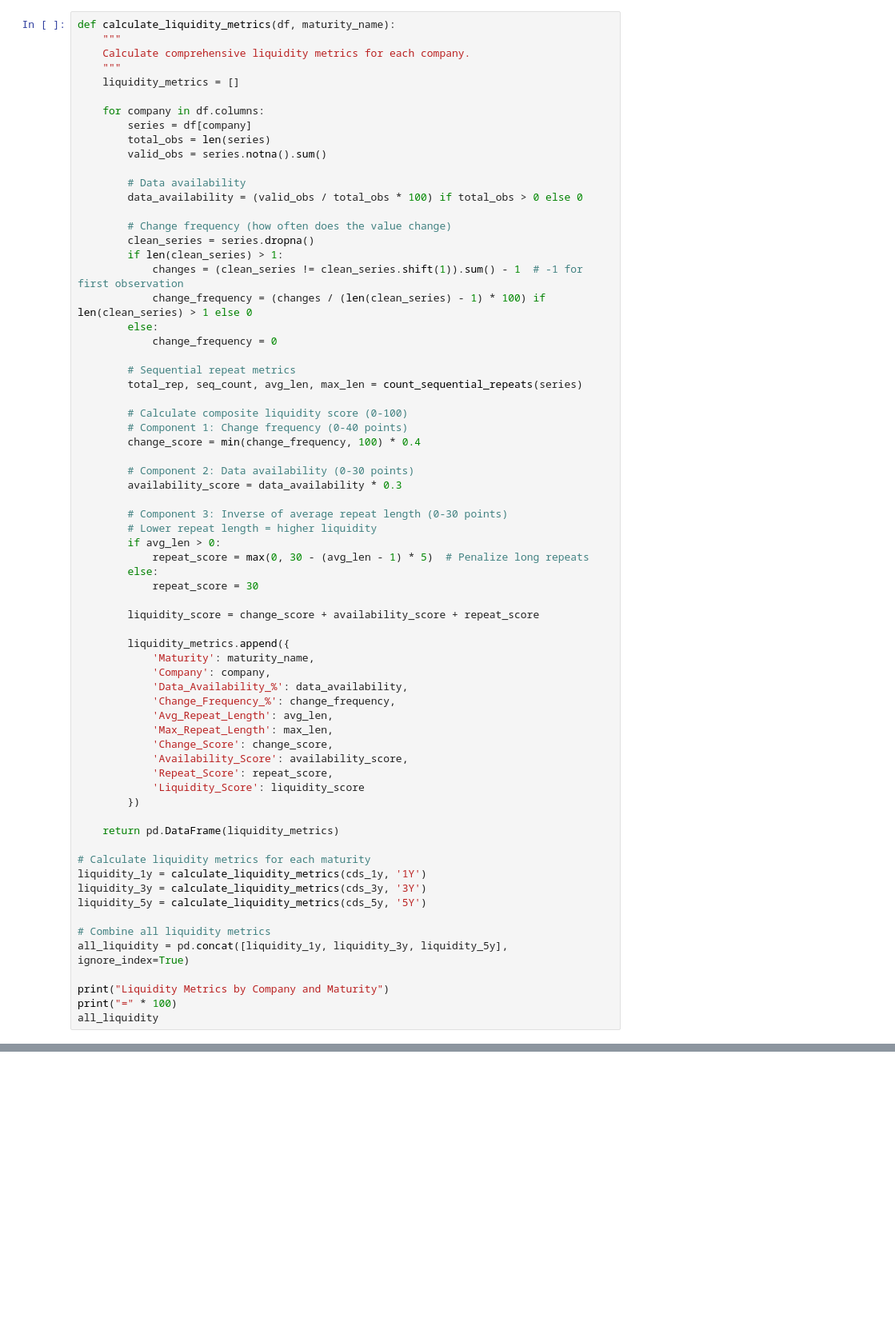
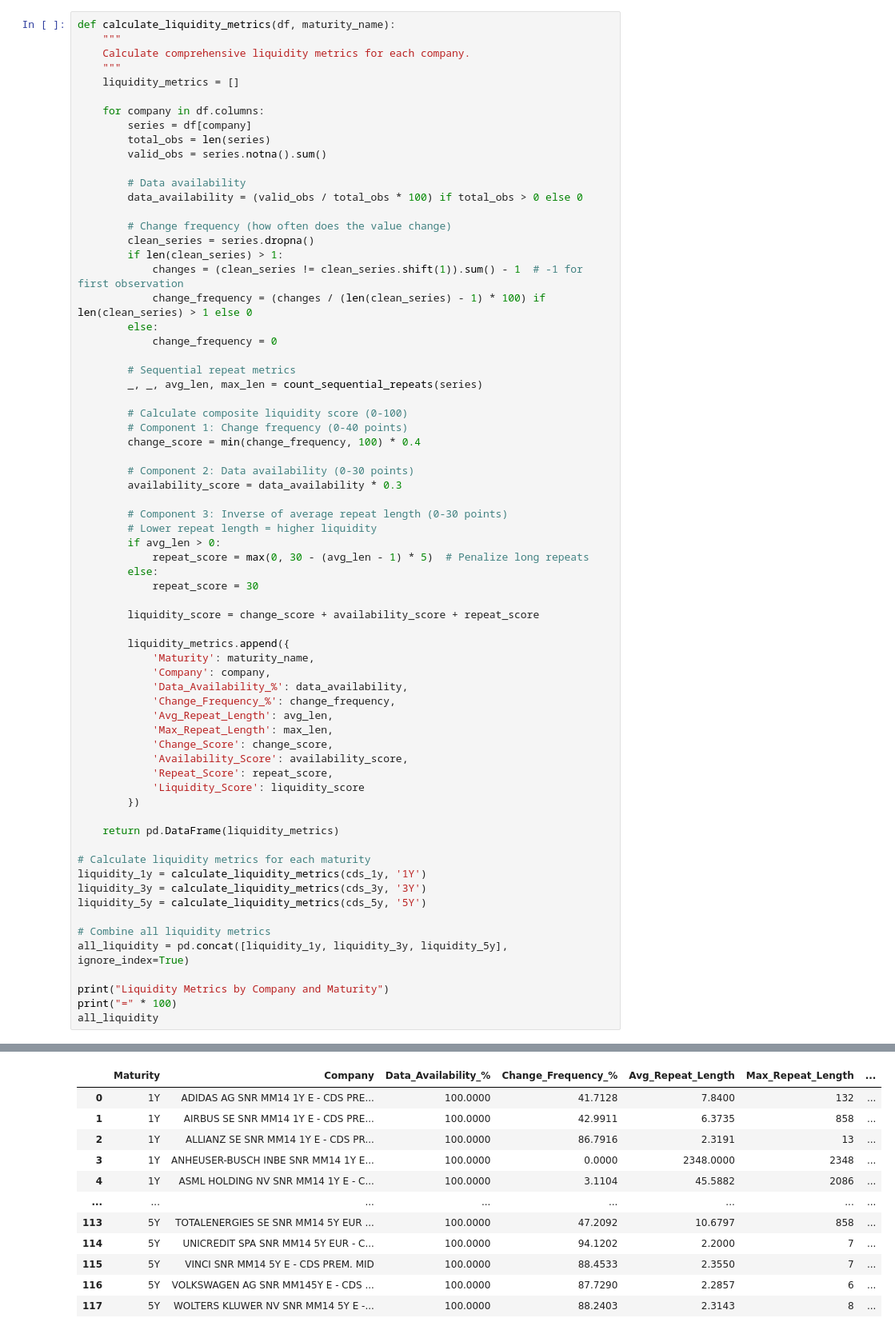
Before and after one commit to ChaseW3/Seminar-QF, a Jupyter notebook: Seminar QF/notebooks/cds_raw_data_analysis.ipynb, the cells around one changed output, grey strips where cells are left out. Shown at 80% size. Drawn from its saved outputs; the diff is of its cells as text; blank space fills up the shorter version.

```diff
--- a/Seminar QF/notebooks/cds_raw_data_analysis.ipynb
+++ b/Seminar QF/notebooks/cds_raw_data_analysis.ipynb
@@ -294,7 +460,7 @@ def calculate_liquidity_metrics(df, maturity_name):
             change_frequency = 0
 
         # Sequential repeat metrics
-        total_rep, seq_count, avg_len, max_len = count_sequential_repeats(series)
+        _, _, avg_len, max_len = count_sequential_repeats(series)
 
         # Calculate composite liquidity score (0-100)
         # Component 1: Change frequency (0-40 points)
@@ -338,3 +504,4 @@ all_liquidity = pd.concat([liquidity_1y, liquidity_3y, liquidity_5y], ignore_ind
 print("Liquidity Metrics by Company and Maturity")
 print("=" * 100)
 all_liquidity
+# %% [output]
@@ -340,0 +510,12 @@ all_liquidity
+|  | Maturity | Company | Data_Availability_% | Change_Frequency_% | Avg_Repeat_Length | Max_Repeat_Length | ... |
+| 0 | 1Y | ADIDAS AG SNR MM14 1Y E - CDS PRE... | 100.0000 | 41.7128 | 7.8400 | 132 | ... |
+| 1 | 1Y | AIRBUS SE SNR MM14 1Y E - CDS PRE... | 100.0000 | 42.9911 | 6.3735 | 858 | ... |
+| 2 | 1Y | ALLIANZ SE SNR MM14 1Y E - CDS PR... | 100.0000 | 86.7916 | 2.3191 | 13 | ... |
+| 3 | 1Y | ANHEUSER-BUSCH INBE SNR MM14 1Y E... | 100.0000 | 0.0000 | 2348.0000 | 2348 | ... |
+| 4 | 1Y | ASML HOLDING NV SNR MM14 1Y E - C... | 100.0000 | 3.1104 | 45.5882 | 2086 | ... |
+| ... | ... | ... | ... | ... | ... | ... | ... |
+| 113 | 5Y | TOTALENERGIES SE SNR MM14 5Y EUR ... | 100.0000 | 47.2092 | 10.6797 | 858 | ... |
+| 114 | 5Y | UNICREDIT SPA SNR MM14 5Y EUR - C... | 100.0000 | 94.1202 | 2.2000 | 7 | ... |
+| 115 | 5Y | VINCI SNR MM14 5Y E - CDS PREM. MID | 100.0000 | 88.4533 | 2.3550 | 7 | ... |
+| 116 | 5Y | VOLKSWAGEN AG SNR MM145Y E - CDS ... | 100.0000 | 87.7290 | 2.2857 | 6 | ... |
+| 117 | 5Y | WOLTERS KLUWER NV SNR MM14 5Y E -... | 100.0000 | 88.2403 | 2.3143 | 8 | ... |
```
Also changed, not shown: parts of 26 cells of this notebook, 7 other files.
